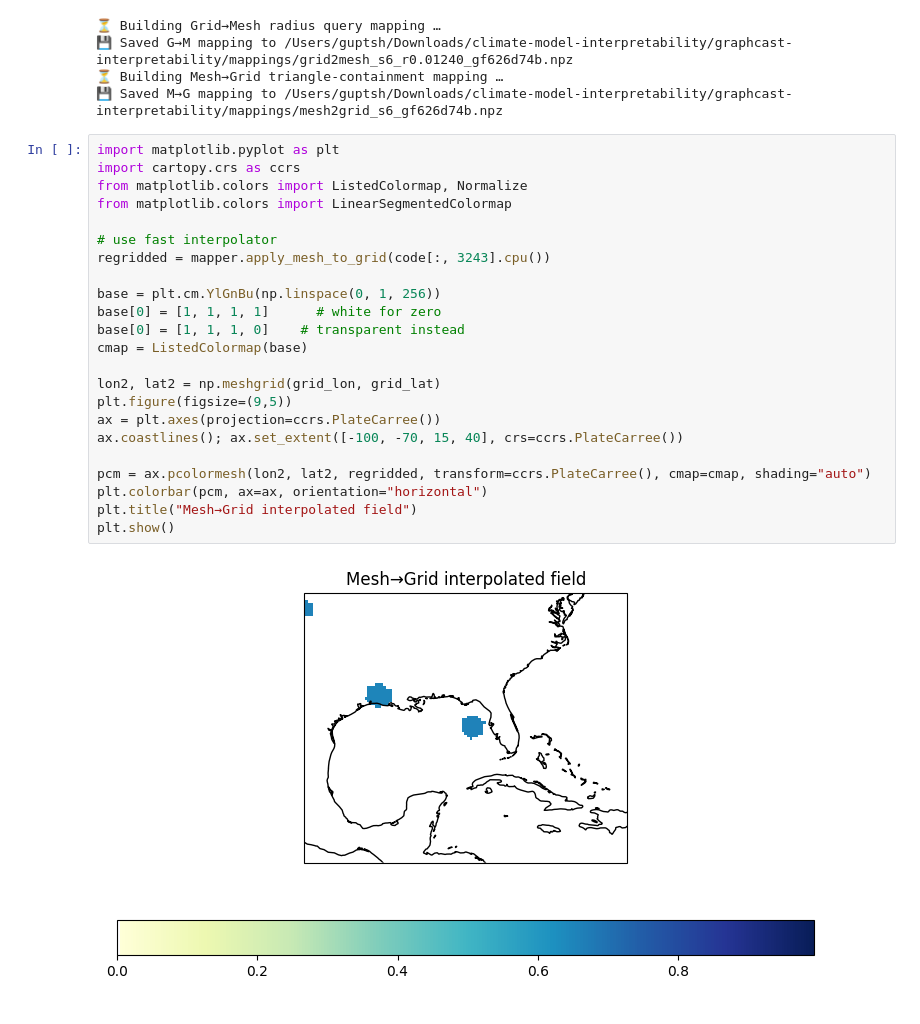
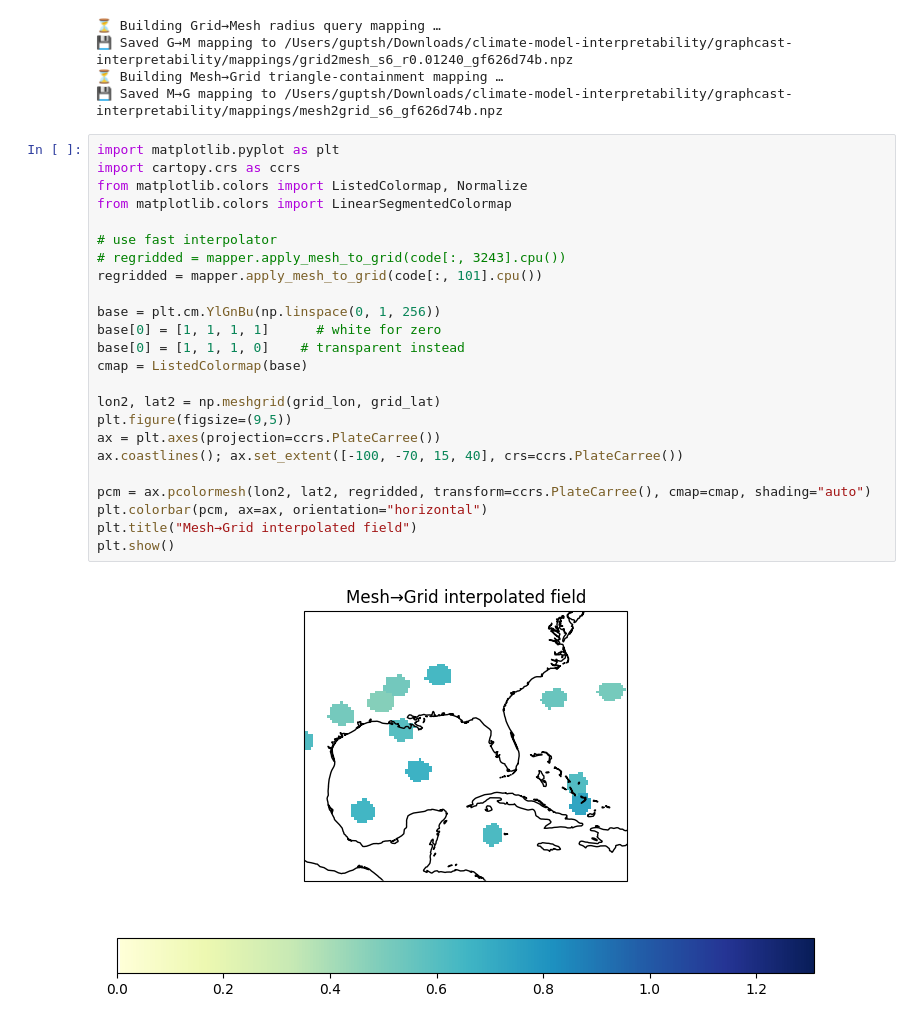
Before and after one commit to shrey-gupta/graphcast-interpretability, a Jupyter notebook: hurricane_feature_demo.ipynb, the cells around one changed output. Cells and saved outputs as stored; diff of their text form.

```diff
--- a/hurricane_feature_demo.ipynb
+++ b/hurricane_feature_demo.ipynb
@@ -924,25 +924,26 @@ m2g_map = mapper.precompute_mesh_to_grid()
 # %%
 import matplotlib.pyplot as plt
 import cartopy.crs as ccrs
 from matplotlib.colors import ListedColormap, Normalize
 from matplotlib.colors import LinearSegmentedColormap
 
 # use fast interpolator
-regridded = mapper.apply_mesh_to_grid(code[:, 3243].cpu())
+# regridded = mapper.apply_mesh_to_grid(code[:, 3243].cpu())
+regridded = mapper.apply_mesh_to_grid(code[:, 101].cpu())
 
 base = plt.cm.YlGnBu(np.linspace(0, 1, 256))
 base[0] = [1, 1, 1, 1]      # white for zero
 base[0] = [1, 1, 1, 0]    # transparent instead
 cmap = ListedColormap(base)
 
 lon2, lat2 = np.meshgrid(grid_lon, grid_lat)
 plt.figure(figsize=(9,5))
 ax = plt.axes(projection=ccrs.PlateCarree())
 ax.coastlines(); ax.set_extent([-100, -70, 15, 40], crs=ccrs.PlateCarree())
 
 pcm = ax.pcolormesh(lon2, lat2, regridded, transform=ccrs.PlateCarree(), cmap=cmap, shading="auto")
 plt.colorbar(pcm, ax=ax, orientation="horizontal")
 plt.title("Mesh→Grid interpolated field")
 plt.show()
 # %% [output]
-[figure, old version]
+[figure, new version]
```
